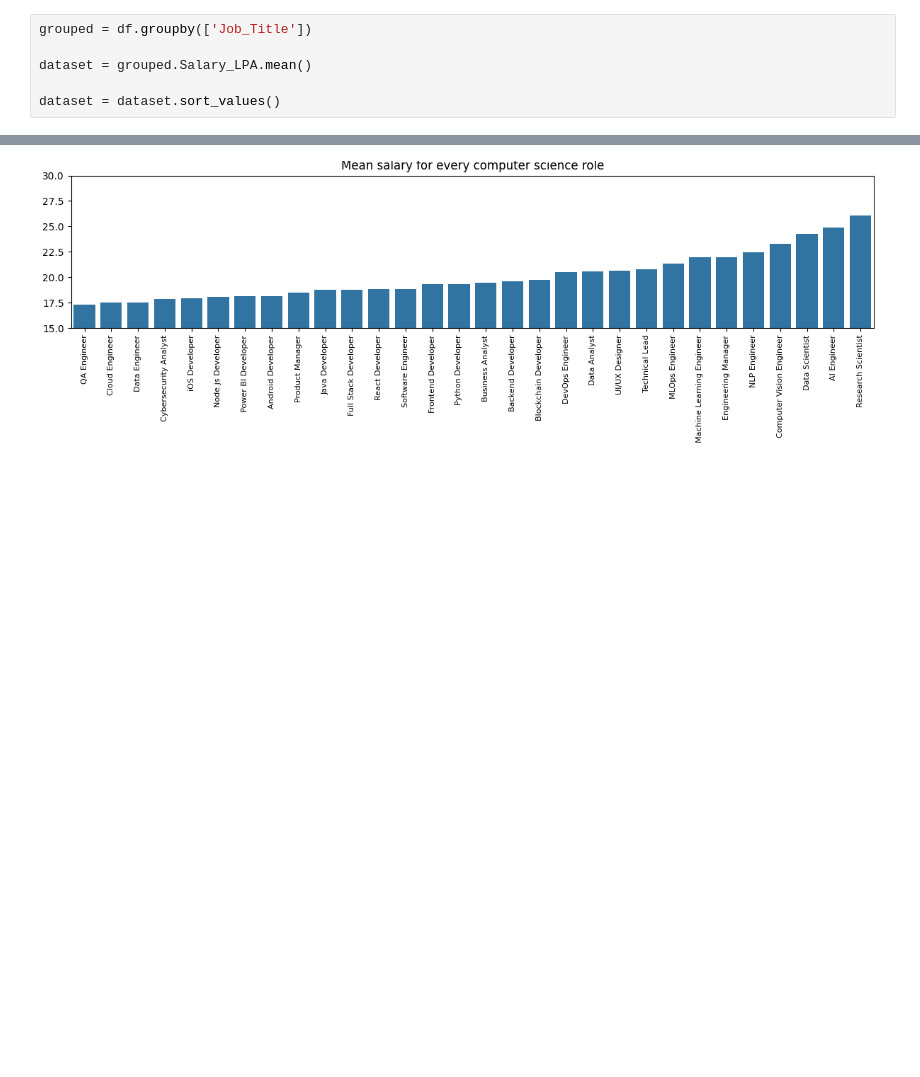
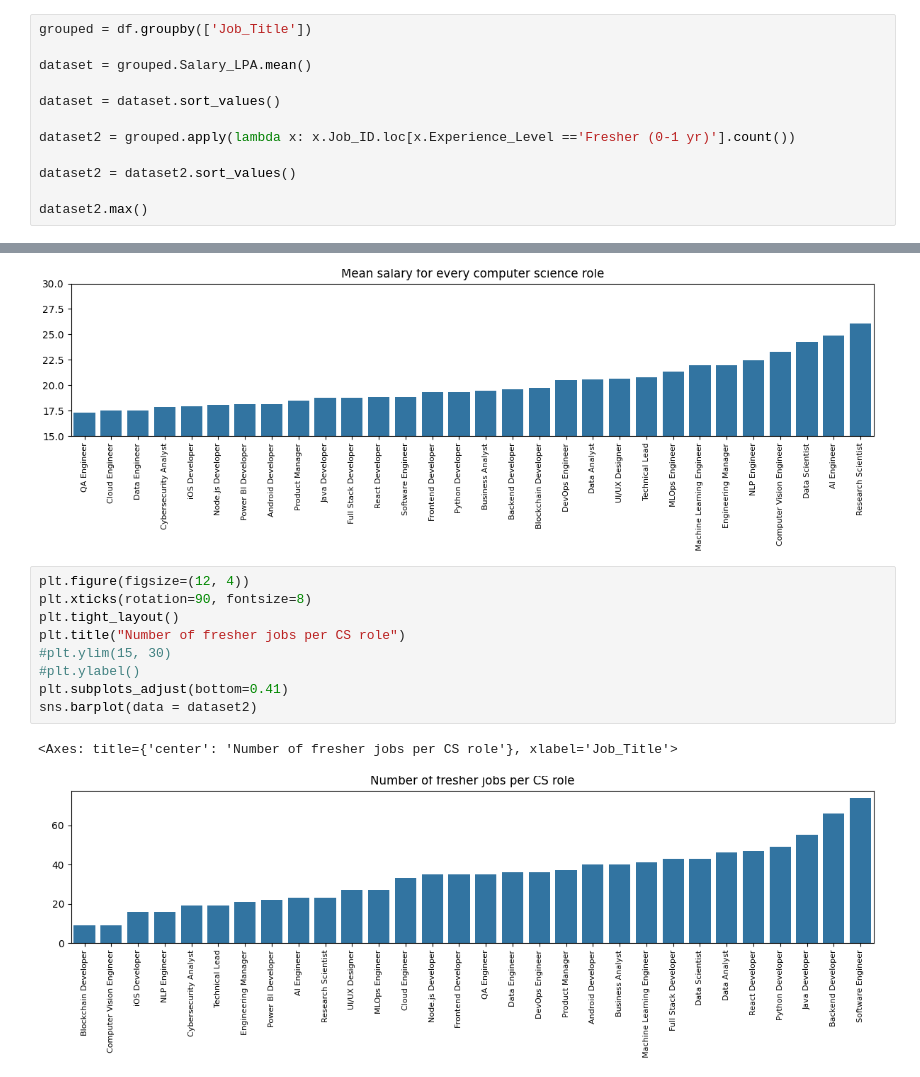
Before and after one commit to wintersky44/learning-pandas, a Jupyter notebook: notebooks/job_market.ipynb, the cells around one changed output, grey strips where cells are left out. Drawn from its saved outputs; the diff is of its cells as text; blank space fills up the shorter version.

```diff
--- a/notebooks/job_market.ipynb
+++ b/notebooks/job_market.ipynb
@@ -17,3 +17,9 @@ grouped = df.groupby(['Job_Title'])
 dataset = grouped.Salary_LPA.mean()
 
 dataset = dataset.sort_values()
+
+dataset2 = grouped.apply(lambda x: x.Job_ID.loc[x.Experience_Level =='Fresher (0-1 yr)'].count())
+
+dataset2 = dataset2.sort_values()
+
+dataset2.max()
@@ -31,3 +62,15 @@ sns.barplot(data = dataset)
 # %% [output]
 <Axes: title={'center': 'Mean salary for every computer science role'}, xlabel='Job_Title', ylabel='Average Salary per year (in Lakhs)'>
 [figure]
+# %%
+plt.figure(figsize=(12, 4))
+plt.xticks(rotation=90, fontsize=8)
+plt.tight_layout()
+plt.title("Number of fresher jobs per CS role")
+#plt.ylim(15, 30)
+#plt.ylabel()
+plt.subplots_adjust(bottom=0.41)
+sns.barplot(data = dataset2)
+# %% [output]
+<Axes: title={'center': 'Number of fresher jobs per CS role'}, xlabel='Job_Title'>
+[figure, added]
```
Also changed, not shown: parts of 3 cells of this notebook, 2 other files.
